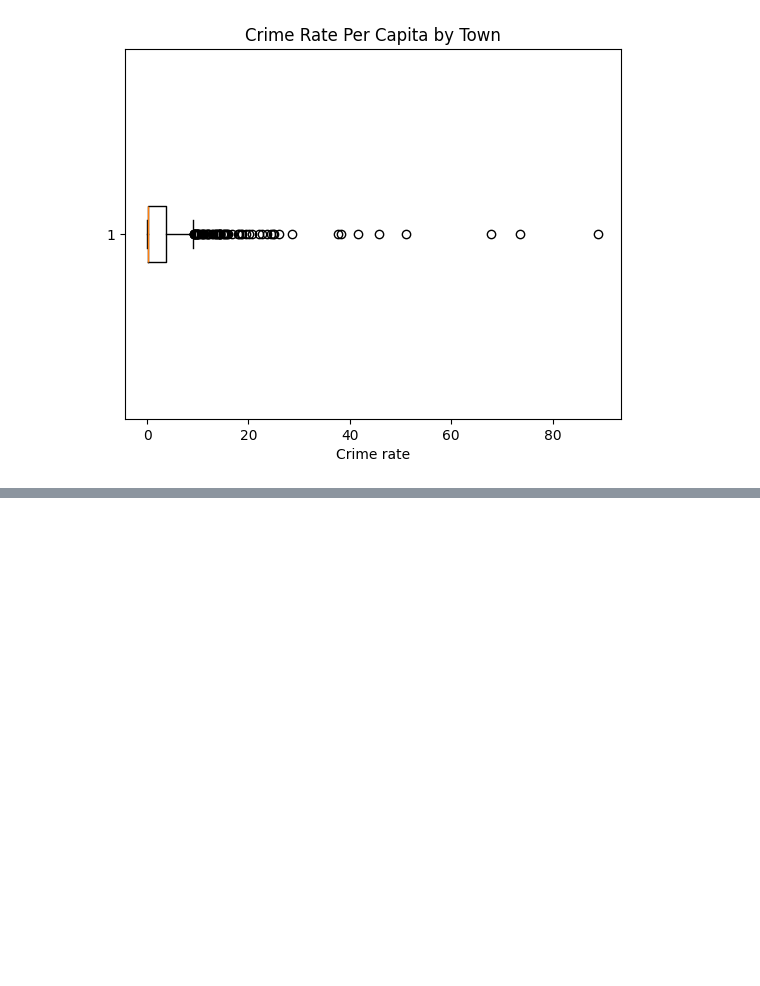
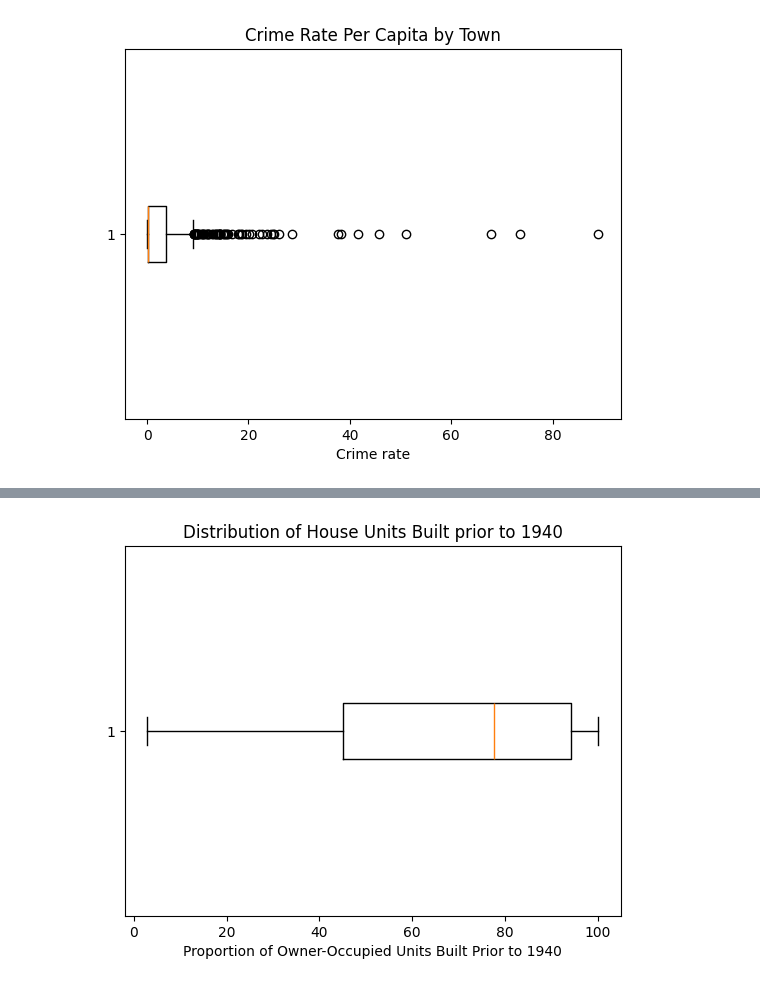
Before and after one commit to pabrokim/Boston-House-Prices, a Jupyter notebook: boston.ipynb, the cells around one changed output, grey strips where cells are left out. Saved outputs shown, nothing was run; the diff lists cells and outputs as text; code cells hidden in the pictures; blank space fills up the shorter version.

```diff
--- a/boston.ipynb
+++ b/boston.ipynb
@@ -77,0 +105,7 @@ plt.title("Crime Rate Per Capita by Town");
+# %%
+#Boxplot for age of buildings
+fig = plt.boxplot(df["Age"], vert=False)
+plt.xlabel("Proportion of Owner-Occupied Units Built Prior to 1940")
+plt.title("Distribution of House Units Built prior to 1940");
+# %% [output]
+[figure, added]
```
Also changed, not shown: parts of 11 cells of this notebook.
